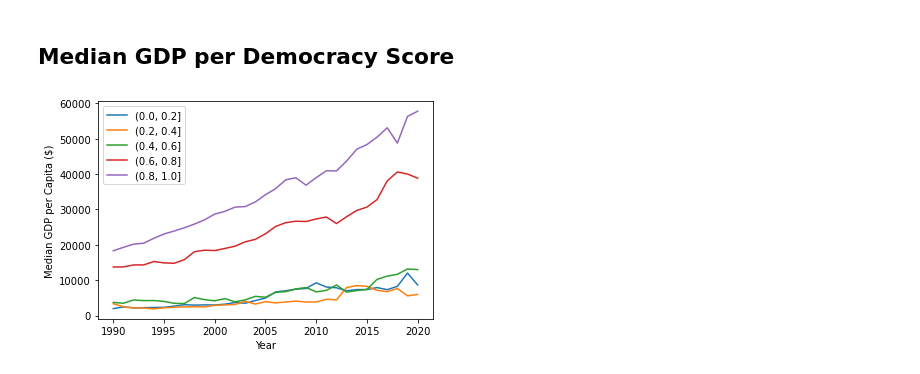
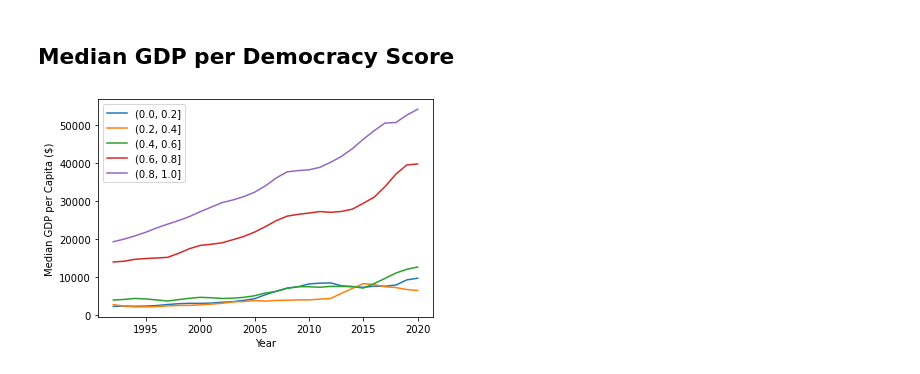
Before and after one commit to michadenheijer/DataWrangling, a Jupyter notebook: gdp.ipynb, the cells around one changed output. Drawn from its saved outputs; the diff is of its cells as text; code cells hidden in the pictures.

```diff
--- a/gdp.ipynb
+++ b/gdp.ipynb
@@ -151,12 +151,12 @@ strong multicollinearity or other numerical problems.
 # %%
 dem_gdp = dem_raw.join(gdp)
 bins = pd.cut(dem_gdp["v-dem-score"], bins=[0, 0.2, 0.4, 0.6, 0.8, 1])
-dem_gdp_data = dem_gdp.groupby([bins, "year"]).median()["gdp_per_capita"].reorder_levels([1, 0]).sort_index().unstack()
+dem_gdp_data = dem_gdp.groupby([bins, "year"]).median()["gdp_per_capita"].reorder_levels([1, 0]).sort_index().unstack().rolling(3).mean()
 dem_gdp_data.dropna(how="all", inplace=True)
 plt.plot(dem_gdp_data)
 plt.legend(dem_gdp_data.columns)
 plt.xlabel("Year")
 plt.ylabel("Median GDP per Capita ($)")
 plt.show()
 # %% [output]
-[figure, old version]
+[figure, new version]
```
Also changed, not shown: parts of 2 cells of this notebook, 8 other files.
